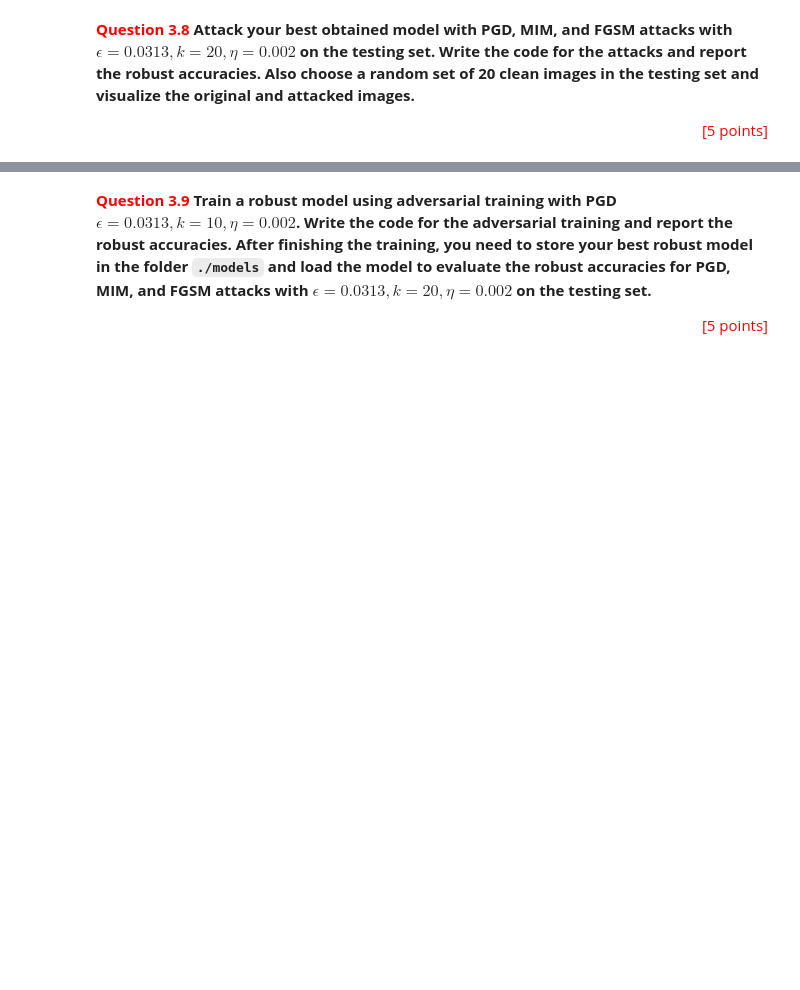
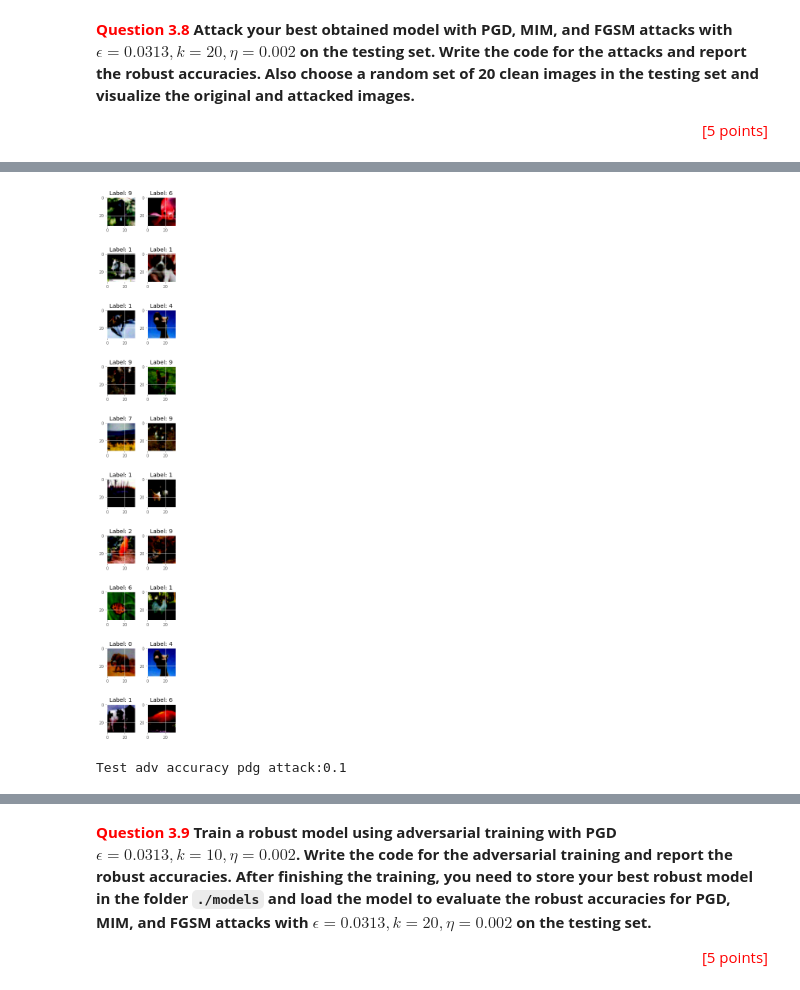
Before and after one commit to J1008sianG/FIT3181_Assignment, a Jupyter notebook: FIT3181_Assignment1-2022.ipynb, the cells around one changed output, grey strips where cells are left out. Cells and saved outputs as stored; diff of their text form; code cells hidden in the pictures; blank space fills up the shorter version.

```diff
--- a/FIT3181_Assignment1-2022.ipynb
+++ b/FIT3181_Assignment1-2022.ipynb
@@ -1659,0 +2259,8 @@ You need to extend your model developed above, train a model using data mixup, a
+# %%
+#pgd attack
+image_samples_adv_pgd = pgd_attack(best_model,np.array(img_test),np.double(np.array(label_test)), epsilon=0.0313, num_steps=20, step_size=0.002)
+label_sample_adv_pgd = np.argmax(best_model(image_samples_adv_pgd).numpy(), 1)
+# %%
+plot_image_grid(10, 2, image_samples_adv_pgd.numpy(), label_sample_adv_pgd, (28, 28))
+# %% [output]
+[figure, added]
@@ -1659,0 +2275,5 @@ You need to extend your model developed above, train a model using data mixup, a
+# %%
+test_adv_acc_pgd = accuracy_score(y_true_pgd, y_adv_pgd)
+print("Test adv accuracy pdg attack:{}".format(test_adv_acc_pgd))
+# %% [output]
+Test adv accuracy pdg attack:0.1
```
Also changed, not shown: parts of 67 cells of this notebook.
